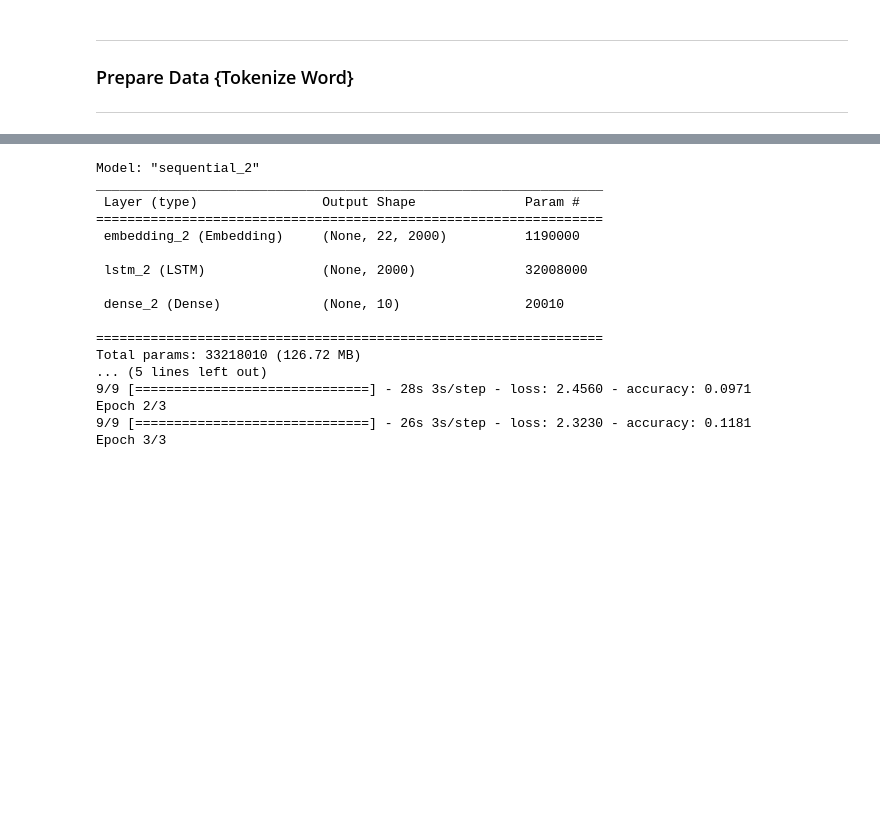
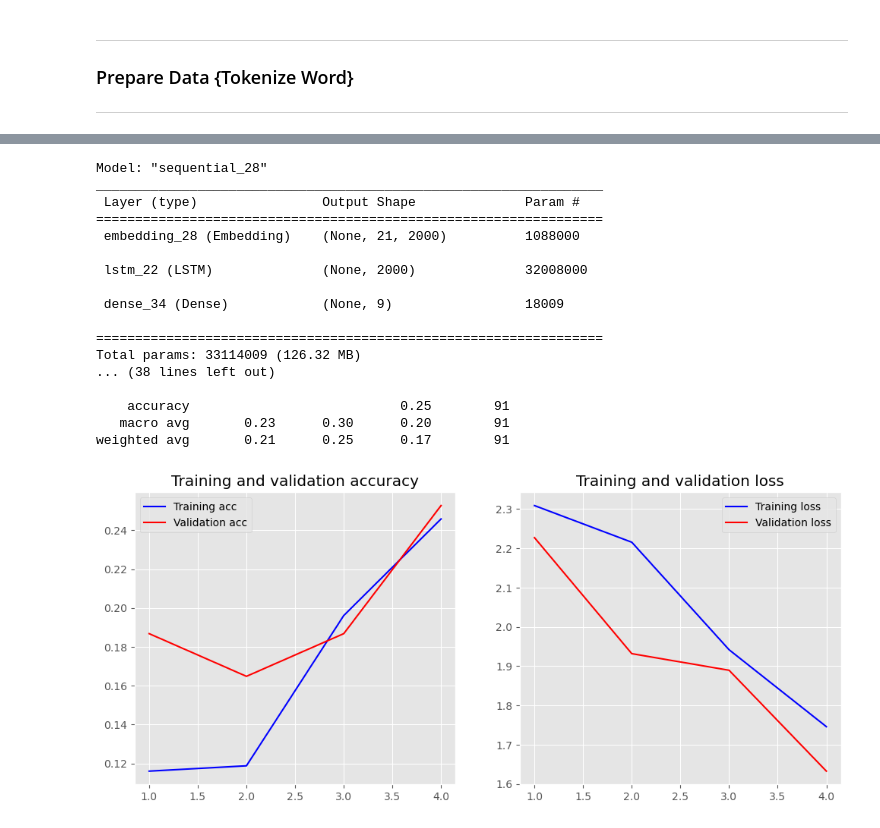
Before and after one commit to MoreINV8/NLP-Project, a Jupyter notebook: project.ipynb, the cells around one changed output, grey strips where cells are left out. Cells and saved outputs as stored; diff of their text form; code cells hidden in the pictures; blank space fills up the shorter version.

```diff
--- a/project.ipynb
+++ b/project.ipynb
@@ -140,44 +219,56 @@ weighted avg       0.64      0.57      0.54        96
 # %%
 # Tokenizer().word_index = word index
 # +1 is from function paramiter
 vocabSize = len(tokenizer.word_index) + 1
 
 model = Sequential()
 model.add(Embedding(input_dim=vocabSize,
                    output_dim=2000,
                    input_length=maxlen))
 model.add(LSTM(2000))
-model.add(Dense(10, activation="softmax"))
+model.add(Dense(9, activation="softmax"))
 
 model.summary()
 
 lost_func = CategoricalCrossentropy()
-otm = Adam()
+otm = Adam(learning_rate=0.00089)
 model.compile(optimizer=otm, loss=lost_func, metrics=["accuracy"])
 
 print("x", xTrain.shape, ":", "y", yTrain.shape)
-model.fit(xTrain, yTrain, batch_size=46, epochs=3, verbose=1)
+history = model.fit(xTrain, yTrain, validation_data=(xTest, yTest), batch_size=46, epochs=4, verbose=1)
 
 y_predict = model.predict(xTest)
 print(model.evaluate(xTest, yTest, verbose=1))
+
+y_predict = np.argmax(y_predict, axis=1)
+cm = confusion_matrix(np.argmax(yTest, axis=1), y_predict)
+report = classification_report(np.argmax(yTest, axis=1), y_predict)
+print("Confusion Matrix:")
+print(cm)
+
+print("\nClassification Report:")
+print(report)
+
+plot_history(history)
 # %% [output]
-Model: "sequential_2"
+Model: "sequential_28"
 _________________________________________________________________
  Layer (type)                Output Shape              Param #
 =================================================================
- embedding_2 (Embedding)     (None, 22, 2000)          1190000
+ embedding_28 (Embedding)    (None, 21, 2000)          1088000
 
- lstm_2 (LSTM)               (None, 2000)              32008000
+ lstm_22 (LSTM)              (None, 2000)              32008000
 
- dense_2 (Dense)             (None, 10)                20010
+ dense_34 (Dense)            (None, 9)                 18009
 
 =================================================================
-Total params: 33218010 (126.72 MB)
-... (5 lines left out)
-9/9 [==============================] - 28s 3s/step - loss: 2.4560 - accuracy: 0.0971
-Epoch 2/3
-9/9 [==============================] - 26s 3s/step - loss: 2.3230 - accuracy: 0.1181
-Epoch 3/3
+Total params: 33114009 (126.32 MB)
+... (38 lines left out)
+
+    accuracy                           0.25        91
+   macro avg       0.23      0.30      0.20        91
+weighted avg       0.21      0.25      0.17        91
+[figure, added]
 # %%
 # Tokenizer().word_index = word index
 # +1 is from function paramiter
```
Also changed, not shown: parts of 7 cells of this notebook, 1 other file.
